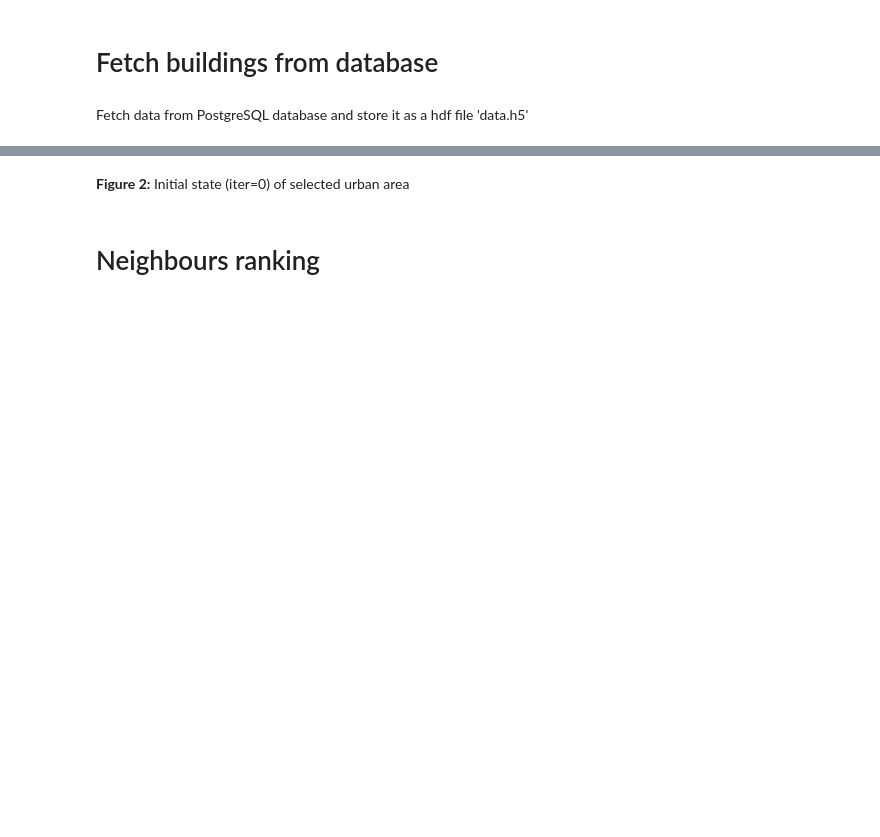
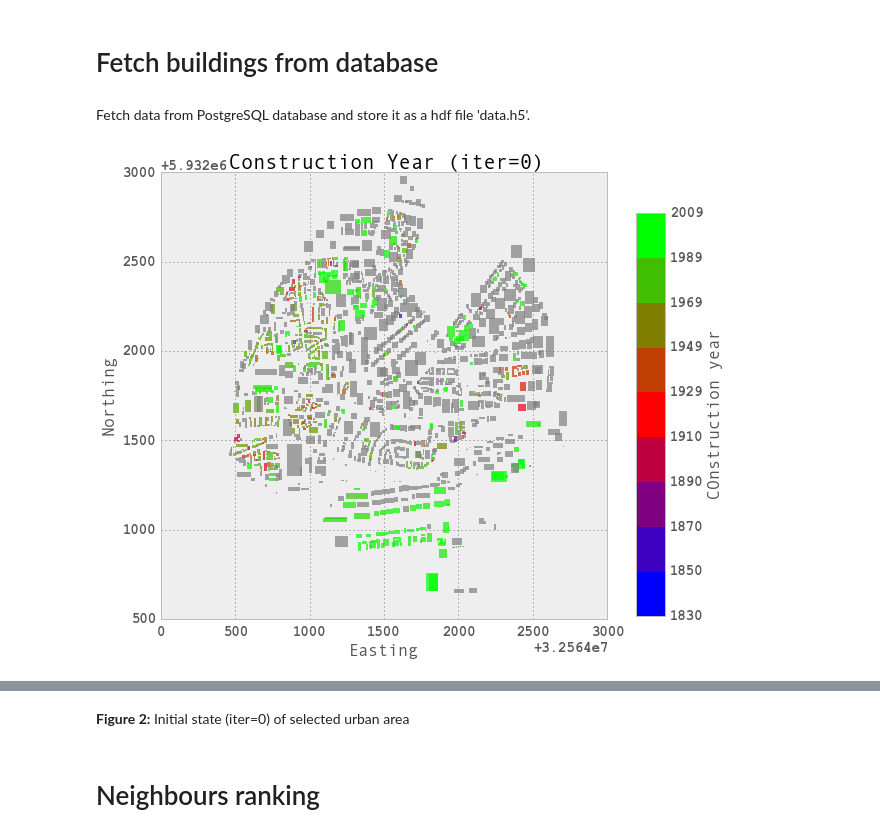
Before and after one commit to emunozh/ConstructionYearTechRep, a Jupyter notebook: Main.ipynb, the cells around one changed output, grey strips where cells are left out. Cells and saved outputs as stored; diff of their text form; code cells hidden in the pictures; blank space fills up the shorter version.

```diff
--- a/Main.ipynb
+++ b/Main.ipynb
@@ -4,7 +4,7 @@ import pandas as pd
 # %% [markdown]
 # Fetch buildings from database
 # %% [markdown]
-Fetch data from PostgreSQL database and store it as a hdf file 'data.h5'
+Fetch data from PostgreSQL database and store it as a hdf file 'data.h5'.
 # %%
 #from scripts._fetchBuildingsPostgreSQL import _fetchBuildings
 #Buildings = _fetchBuildings()
@@ -13,3 +15,7 @@ Buildings = pd.read_hdf('data.h5', 'Buildings')
+# %%
+plotByear(Buildings)
+# %% [output]
+[figure, added]
 # %%
 from scripts.plots import plotBuildings
 # %%
```
Also changed, not shown: parts of 6 cells of this notebook, 8 other files.
